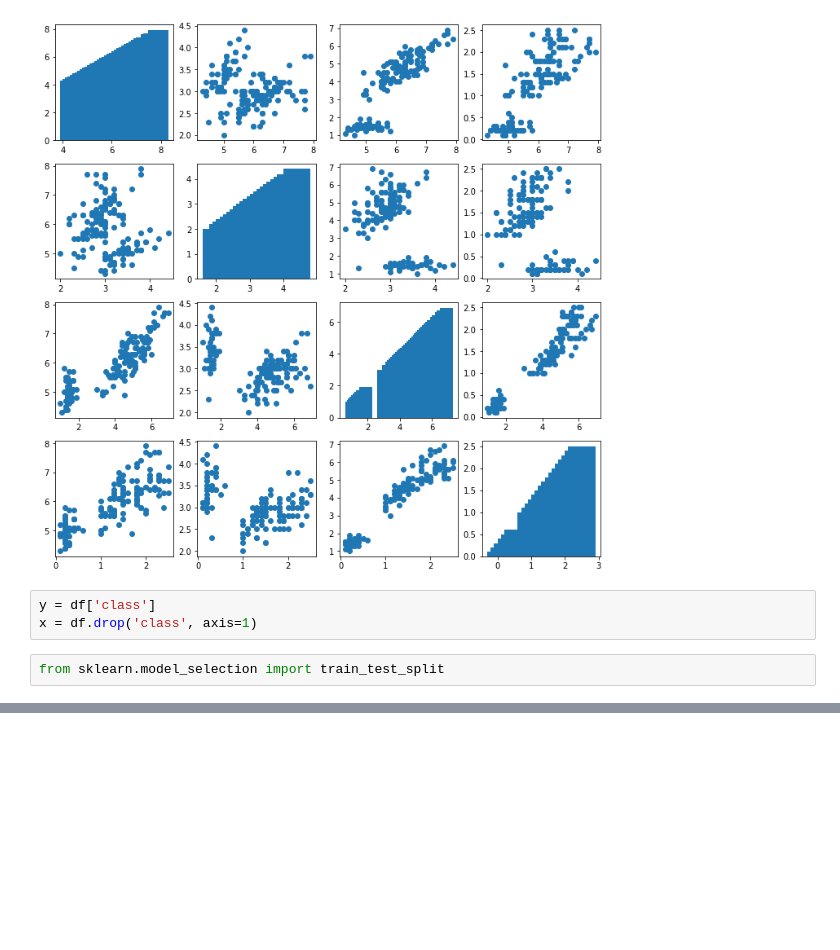
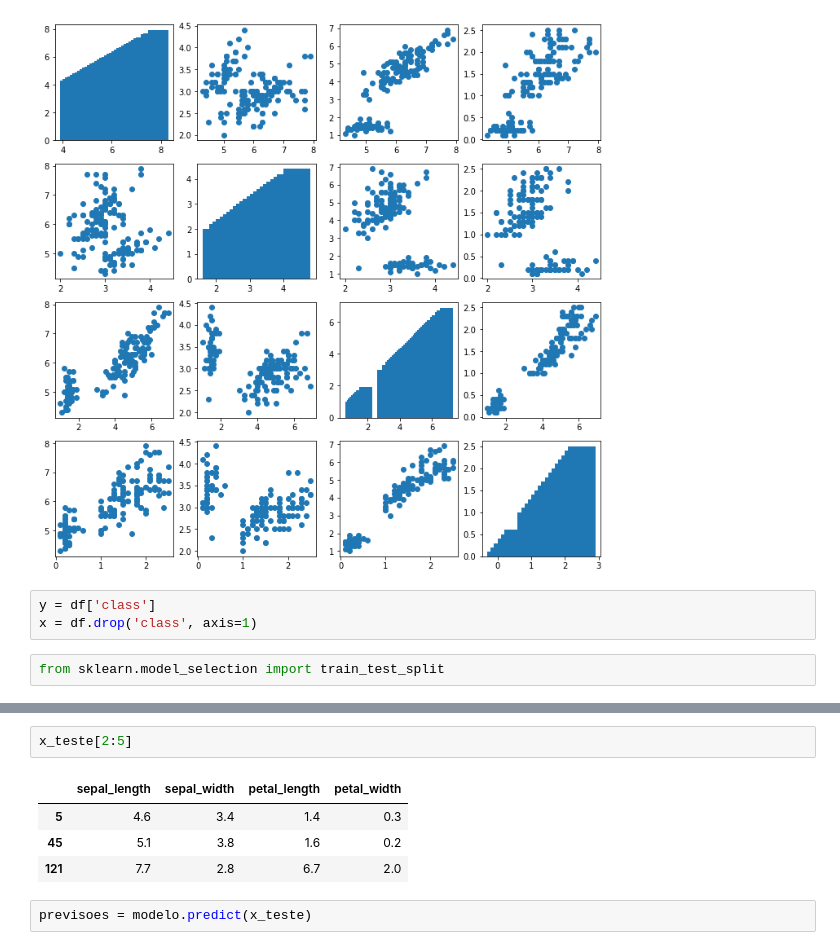
Before and after one commit to Vineasouza/Inteligencia-Artificial, a Jupyter notebook: src/Projeto/Parte 1/Iris.ipynb, the cells around one changed output, grey strips where cells are left out. Drawn from its saved outputs; the diff is of its cells as text; blank space fills up the shorter version.

```diff
--- a/src/Projeto/Parte 1/Iris.ipynb
+++ b/src/Projeto/Parte 1/Iris.ipynb
@@ -42,0 +62,9 @@ x_treino, x_teste, y_treino, y_teste = train_test_split(x, y, test_size = 0.2)
+# %%
+x_teste[2:5]
+# %% [output]
+|  | sepal_length | sepal_width | petal_length | petal_width |
+| 5 | 4.6 | 3.4 | 1.4 | 0.3 |
+| 45 | 5.1 | 3.8 | 1.6 | 0.2 |
+| 121 | 7.7 | 2.8 | 6.7 | 2.0 |
+# %%
+previsoes = modelo.predict(x_teste)
```
Also changed, not shown: parts of 10 cells of this notebook.
